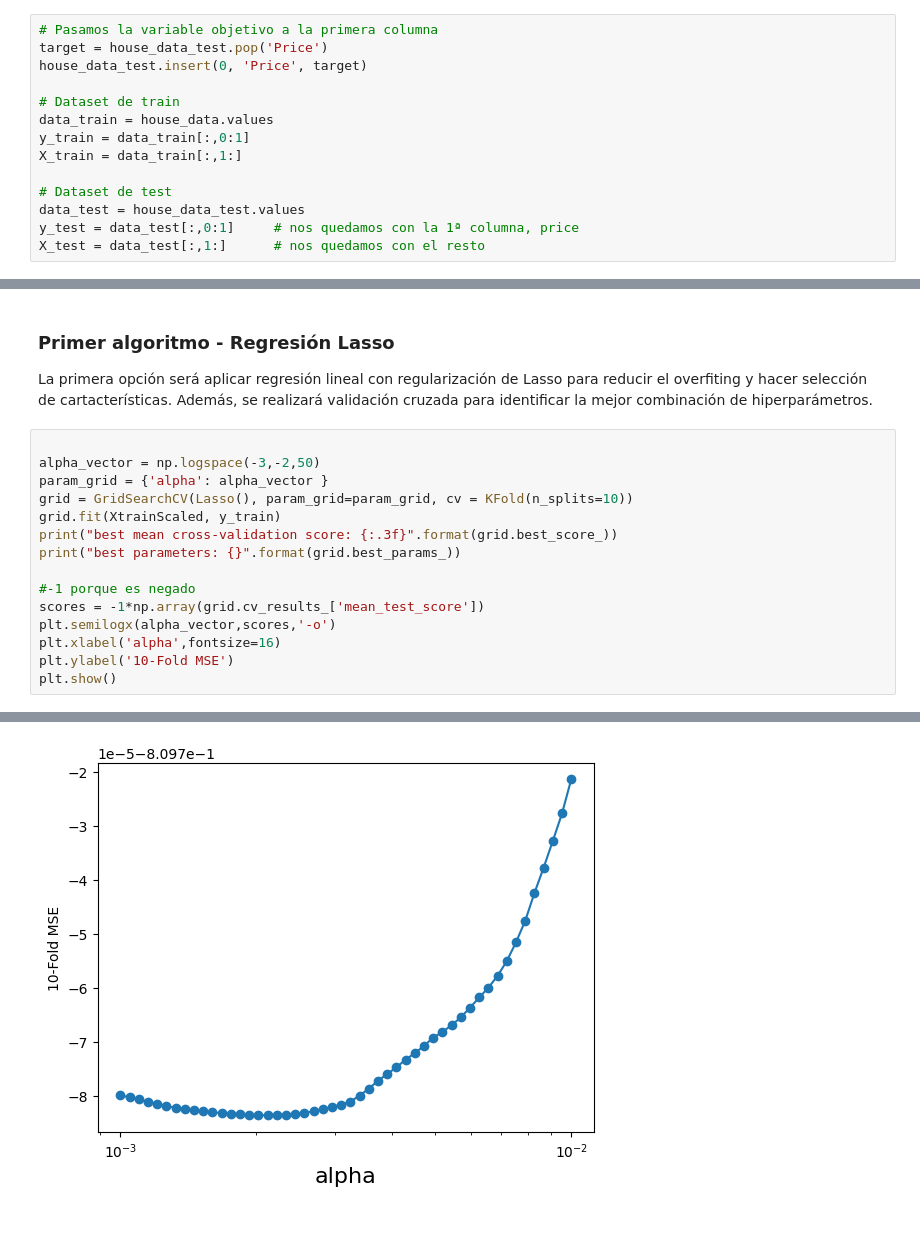
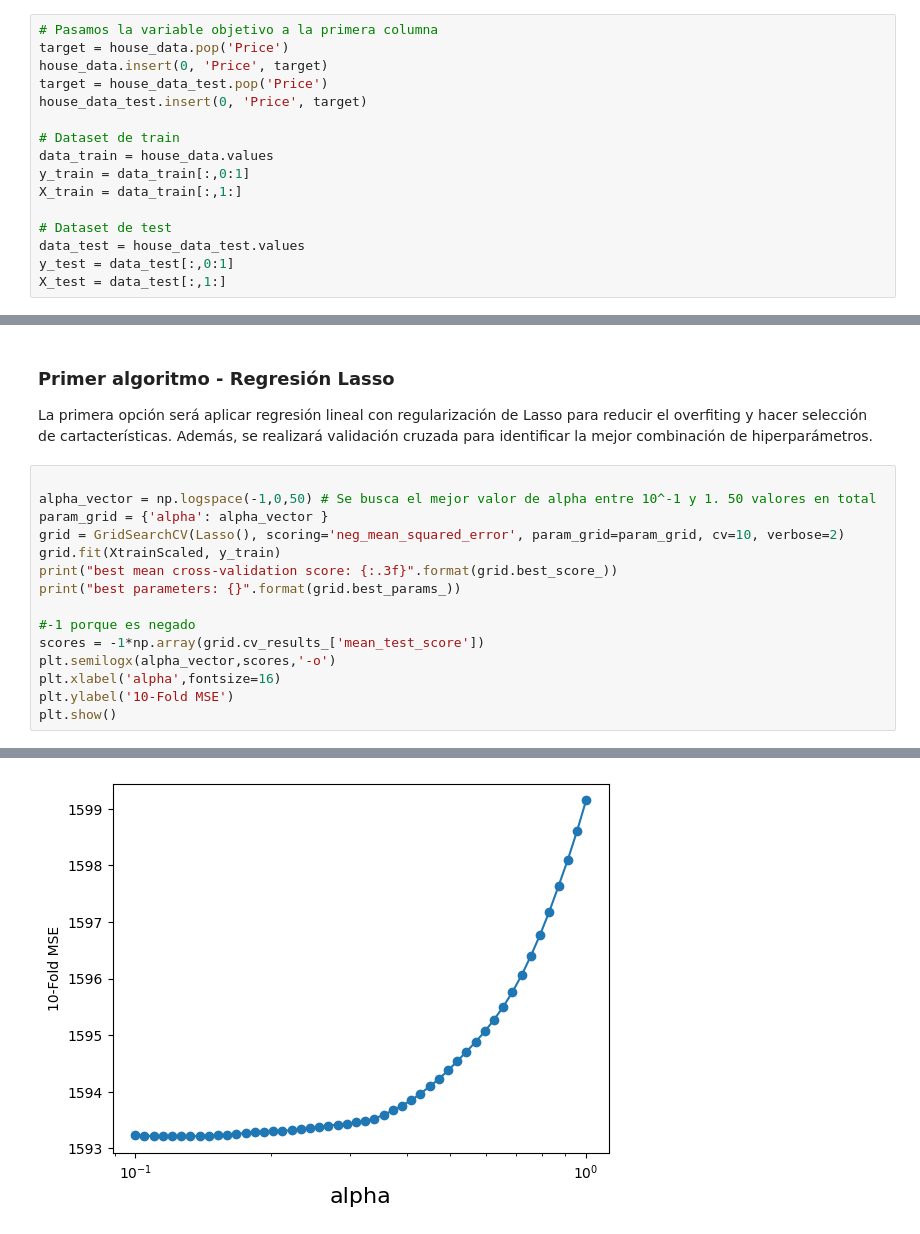
Before and after one commit to jaimegonzalezc/KC-Practica-MachineLearning, a Jupyter notebook: practicaML_2.ipynb, the cells around one changed output, grey strips where cells are left out. Saved outputs shown, nothing was run; the diff lists cells and outputs as text.

```diff
--- a/practicaML_2.ipynb
+++ b/practicaML_2.ipynb
@@ -537,6 +540,8 @@ house_data_test = house_data_test[(house_data_test['Minimum Nights'] <= 50)]
 Preparamos los datos para poder aplicar el modelo:
 # %%
 # Pasamos la variable objetivo a la primera columna
+target = house_data.pop('Price')
+house_data.insert(0, 'Price', target)
 target = house_data_test.pop('Price')
 house_data_test.insert(0, 'Price', target)
 
@@ -547,8 +552,8 @@ X_train = data_train[:,1:]
 
 # Dataset de test
 data_test = house_data_test.values
-y_test = data_test[:,0:1]     # nos quedamos con la 1ª columna, price
-X_test = data_test[:,1:]      # nos quedamos con el resto
+y_test = data_test[:,0:1]
+X_test = data_test[:,1:]
 # %% [markdown]
 Normalizamos los datos para mejor rendimiento del modelo con los datos de train y aplicamos también a los datos de test:
 # %%
@@ -561,9 +566,9 @@ XtestScaled = scaler.transform(X_test)
 La primera opción será aplicar regresión lineal con regularización de Lasso para reducir el overfiting y hacer selección de cartacterísticas. Además, se realizará validación cruzada para identificar la mejor combinación de hiperparámetros.
 # %%
 
-alpha_vector = np.logspace(-3,-2,50)
+alpha_vector = np.logspace(-1,0,50) # Se busca el mejor valor de alpha entre 10^-1 y 1. 50 valores en total
 param_grid = {'alpha': alpha_vector }
-grid = GridSearchCV(Lasso(), param_grid=param_grid, cv = KFold(n_splits=10))
+grid = GridSearchCV(Lasso(), scoring='neg_mean_squared_error', param_grid=param_grid, cv=10, verbose=2)
 grid.fit(XtrainScaled, y_train)
 print("best mean cross-validation score: {:.3f}".format(grid.best_score_))
 print("best parameters: {}".format(grid.best_params_))
@@ -580 +600 @@ best parameters: {'alpha': 0.0021209508879201904}
-[figure, old version]
+[figure, new version]
```
Also changed, not shown: parts of 34 cells of this notebook.
